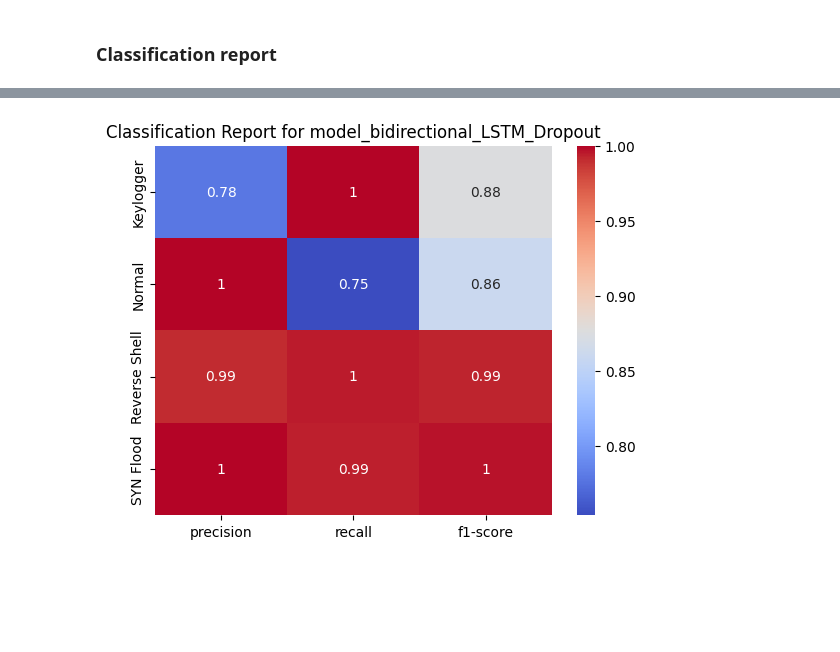
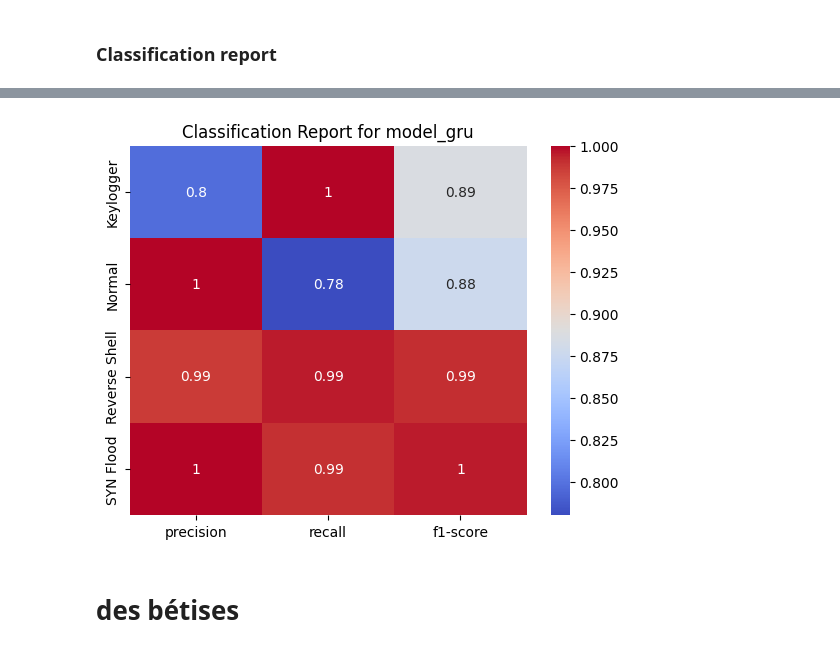
Before and after one commit to Enzo-hmdy/Secu_IOT_UQAC2, a Jupyter notebook: cleaning.ipynb, the cells around one changed output, grey strips where cells are left out. Drawn from its saved outputs; the diff is of its cells as text; code cells hidden in the pictures; blank space fills up the shorter version.

```diff
--- a/cleaning.ipynb
+++ b/cleaning.ipynb
@@ -979,5 +1002,5 @@ Trainable params: 124,449
 Non-trainable params: 0
 _________________________________________________________________
 # %%
-history_gru = model_gru.fit(train_data, train_labels, epochs=5,batch_size=512 ,validation_data=(val_data, val_labels))
+history_gru = model_gru.fit(train_data, train_labels, epochs=7,batch_size=512 ,validation_data=(val_data, val_labels))
 # %% [output]
@@ -1286,6 +1333,7 @@ plot_confusion_matrix(model_bidirectional_LSTM_Dropout,test_data,test_labels,"mo
 # plot_classification_report(model_cnn,test_data,test_labels,label_encoder.classes_,"cnn")
 # plot_classification_report(simple_lstm_model,test_data,test_labels,label_encoder.classes_,"simple_lstm_model")
 # plot_classification_report(model_stacked_lstm_dropout,test_data,test_labels,label_encoder.classes_,"model_stacked_lstm")
-# plot_cl:assification_report(model_gru,test_data,test_labels,label_encoder.classes_,"model_gru")
-plot_classification_report(model_bidirectional_LSTM_Dropout,test_data,test_labels,label_encoder.classes_,"model_bidirectional_LSTM_Dropout")
+plot_classification_report(model_gru,test_data,test_labels,label_encoder.classes_,"model_gru")
+# plot_classification_report(model_bidirectional_LSTM_Dropout,test_data,test_labels,label_encoder.classes_,"model_bidirectional_LSTM_Dropout")
+# plot_classification_report(CNN2D_LSTM,test_data,test_labels,label_encoder.classes_,"CNN2D_LSTM")
 # %% [output]
@@ -1293,4 +1341,4 @@ plot_classification_report(model_bidirectional_LSTM_Dropout,test_data,test_label
-[figure, old version]
+[figure, new version]
 # %%
 # model_cnn.save('model_cnn_final.h5')
 # simple_lstm_model.save('simple_lstm_model_final.h5')
@@ -1297,0 +1348,2 @@ model_stacked_lstm_dropout.save('model_stacked_lstm_dropout_99_5.h5')
+# %% [markdown]
+# des bétises
```
Also changed, not shown: parts of 20 cells of this notebook, 2 other files.
